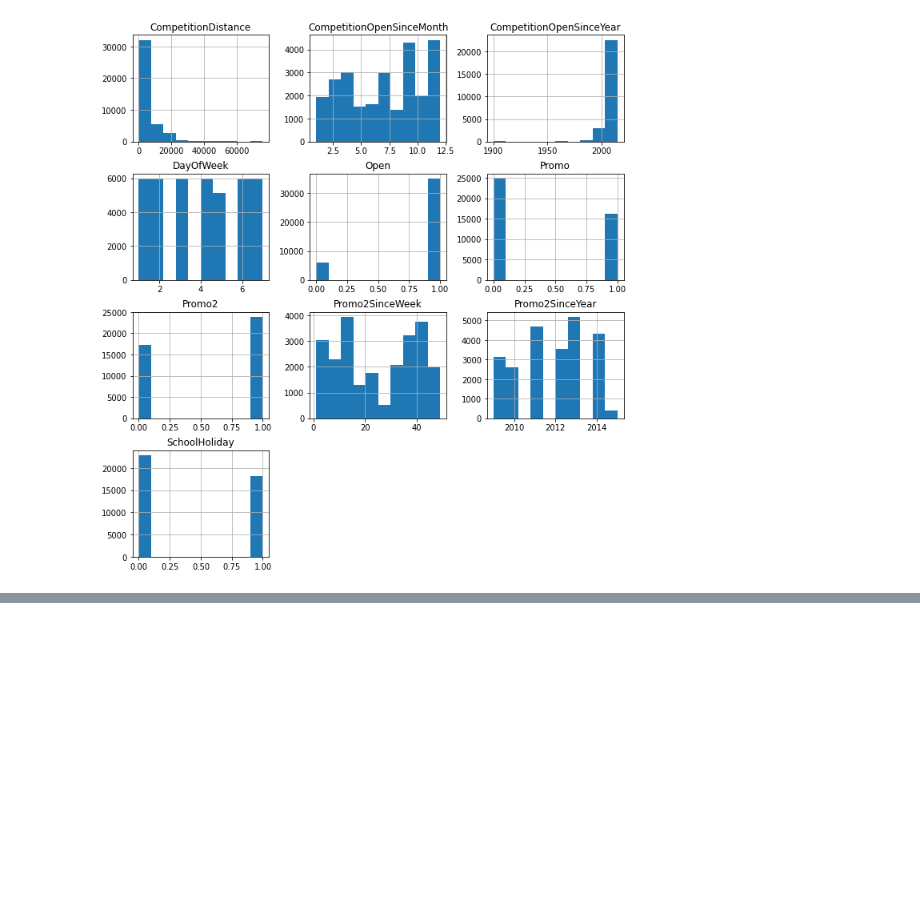
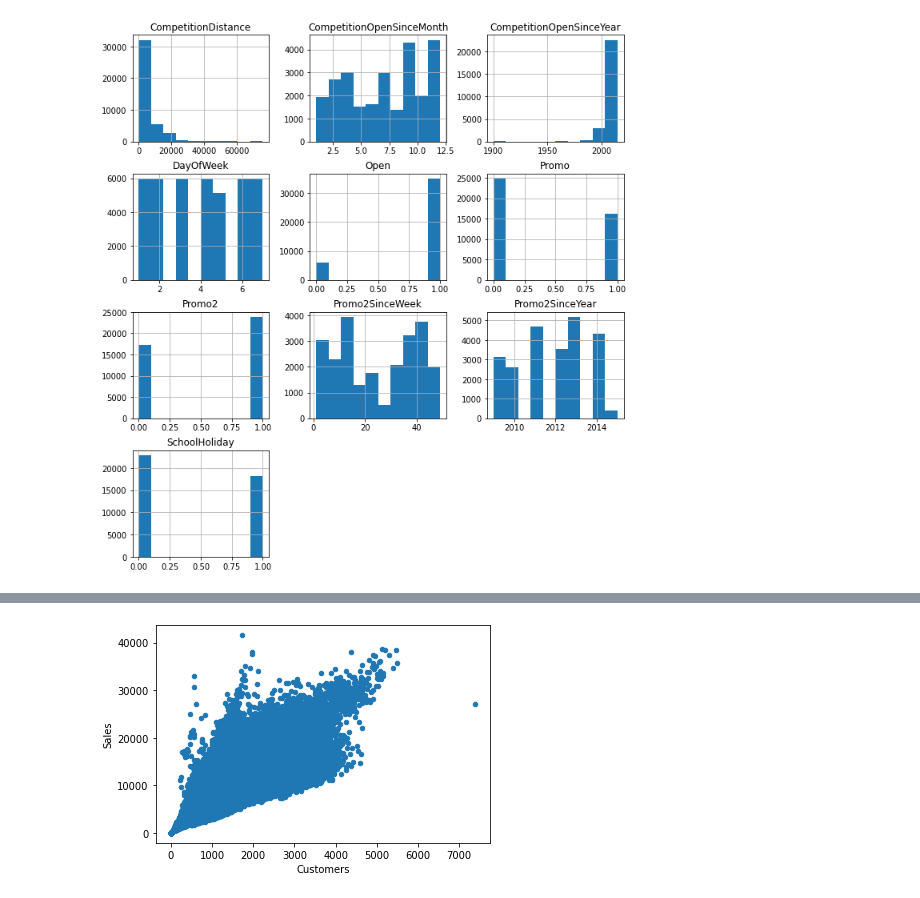
Before and after one commit to fbagire/pharmaceutical_sales_forecast, a Jupyter notebook: notebook/EDA.ipynb, the cells around one changed output, grey strips where cells are left out. Drawn from its saved outputs; the diff is of its cells as text; code cells hidden in the pictures; blank space fills up the shorter version.

```diff
--- a/notebook/EDA.ipynb
+++ b/notebook/EDA.ipynb
@@ -140,0 +137,4 @@ dtype: int64
+# %%
+_=train_df.plot(kind='scatter',x='Customers',y='Sales')
+# %% [output]
+[figure, added]
```
Also changed, not shown: parts of 9 cells of this notebook.
